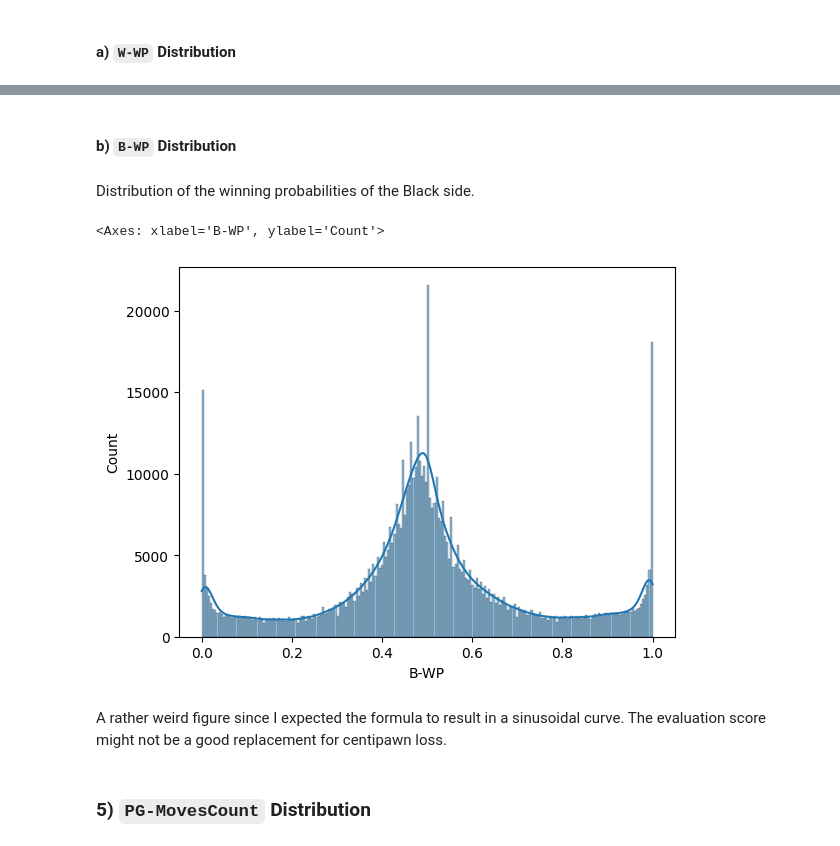
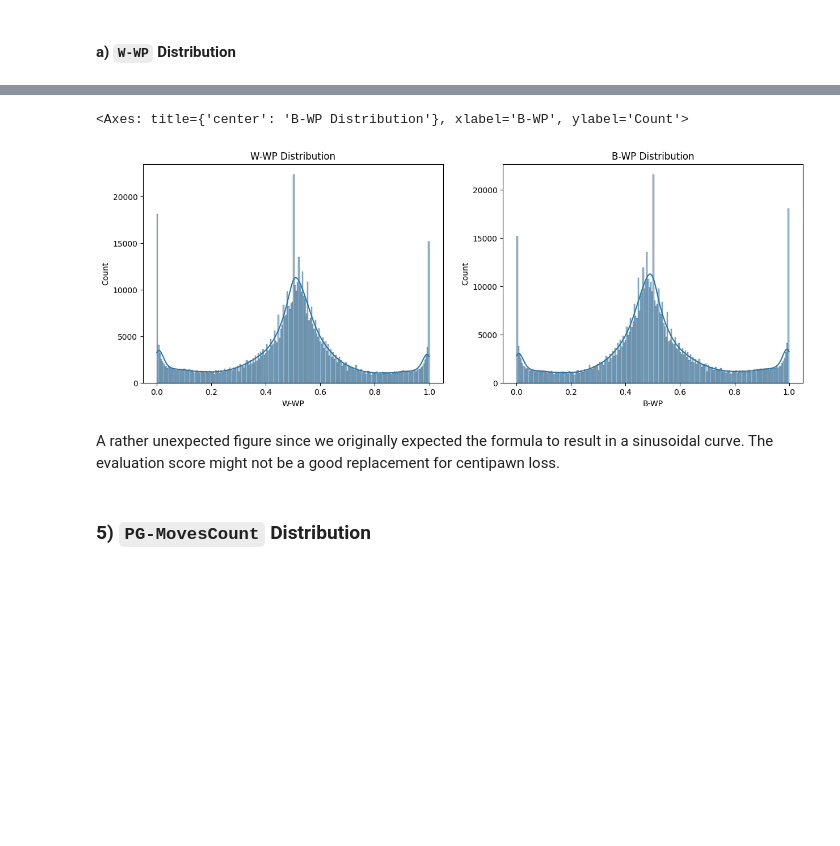
Before and after one commit to yijisuk/SC1015-Z137-Team7, a Jupyter notebook: 2-visualization-eda.ipynb, the cells around one changed output, grey strips where cells are left out. Saved outputs shown, nothing was run; the diff lists cells and outputs as text; code cells hidden in the pictures; blank space fills up the shorter version.

````diff
--- a/2-visualization-eda.ipynb
+++ b/2-visualization-eda.ipynb
@@ -111,15 +95,15 @@ sns.histplot(data['W-WP'], kde=True)
-# %% [markdown]
-#### b) ```B-WP``` Distribution
-# %% [markdown]
-Distribution of the winning probabilities of the Black side.
-# %%
-# Visualize the distribution of B-WP
-sns.histplot(data['B-WP'], kde=True)
-# %% [output]
-<Axes: xlabel='B-WP', ylabel='Count'>
-[figure, removed]
+# %%
+fig, (ax1, ax2) = plt.subplots(1, 2, figsize=(15, 5))
+
+ax1.set_title('W-WP Distribution')
+sns.histplot(data['W-WP'], kde=True, ax=ax1)
+ax2.set_title('B-WP Distribution')
+sns.histplot(data['B-WP'], kde=True, ax=ax2)
+# %% [output]
+<Axes: title={'center': 'B-WP Distribution'}, xlabel='B-WP', ylabel='Count'>
+[figure, added]
 # %% [markdown]
-A rather weird figure since I expected the formula to result in a sinusoidal curve. The evaluation score might not be a good replacement for centipawn loss.
+A rather unexpected figure since we originally expected the formula to result in a sinusoidal curve. The evaluation score might not be a good replacement for centipawn loss.
 # %% [markdown]
 ### 5) ```PG-MovesCount``` Distribution
 # %% [markdown]
````
Also changed, not shown: parts of 59 cells of this notebook, 2 other files.
